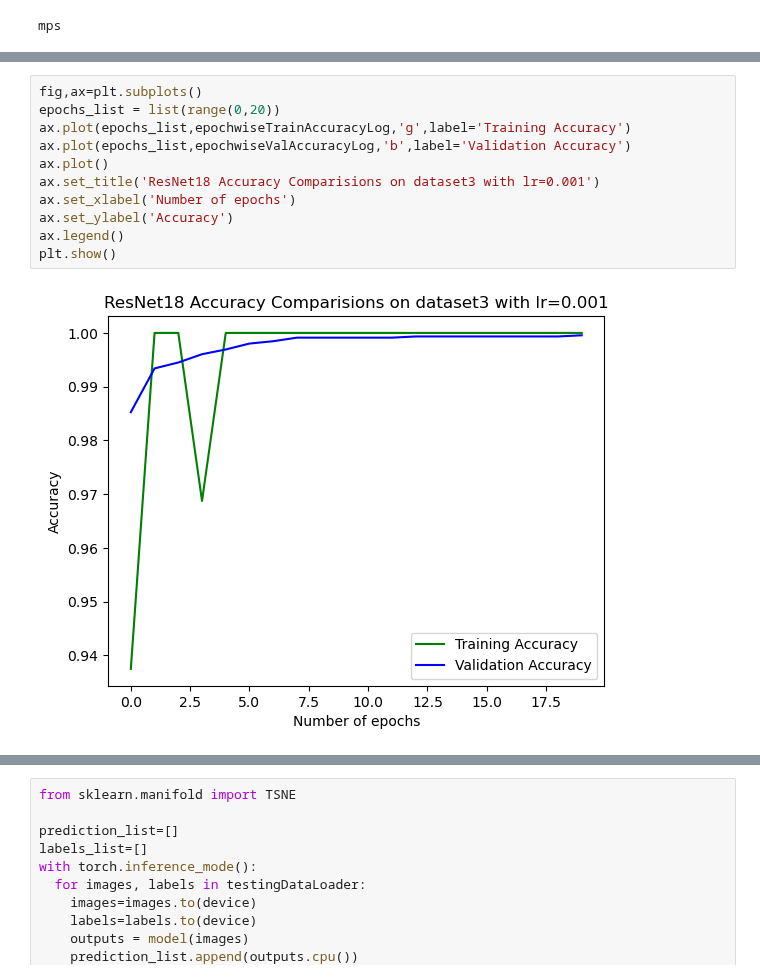
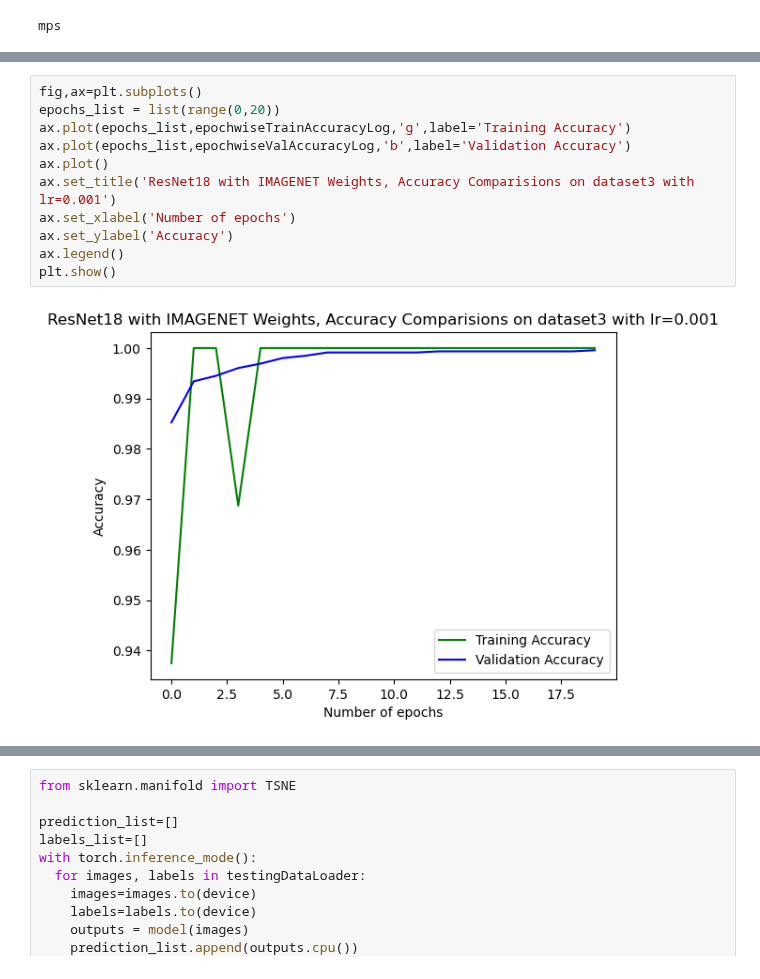
Before and after one commit to lakshyakalia/COMP6721-GroupE, a Jupyter notebook: ResNet18_Dataset3_TL_MPS.ipynb, the cells around one changed output, grey strips where cells are left out. Saved outputs shown, nothing was run; the diff lists cells and outputs as text.

```diff
--- a/ResNet18_Dataset3_TL_MPS.ipynb
+++ b/ResNet18_Dataset3_TL_MPS.ipynb
@@ -224,16 +224,16 @@ Training Finished!
 # %%
 fig,ax=plt.subplots()
 epochs_list = list(range(0,20))
 ax.plot(epochs_list,epochwiseTrainAccuracyLog,'g',label='Training Accuracy')
 ax.plot(epochs_list,epochwiseValAccuracyLog,'b',label='Validation Accuracy')
 ax.plot()
-ax.set_title('ResNet18 Accuracy Comparisions on dataset3 with lr=0.001')
+ax.set_title('ResNet18 with IMAGENET Weights, Accuracy Comparisions on dataset3 with lr=0.001')
 ax.set_xlabel('Number of epochs')
 ax.set_ylabel('Accuracy')
 ax.legend()
 plt.show()
 # %% [output]
-[figure, old version]
+[figure, new version]
 # %%
 fig,ax=plt.subplots()
 ax.plot(epochs_list,epochwiseTrainLossLog,'g',label='Training Loss')
```
Also changed, not shown: parts of 4 cells of this notebook.
